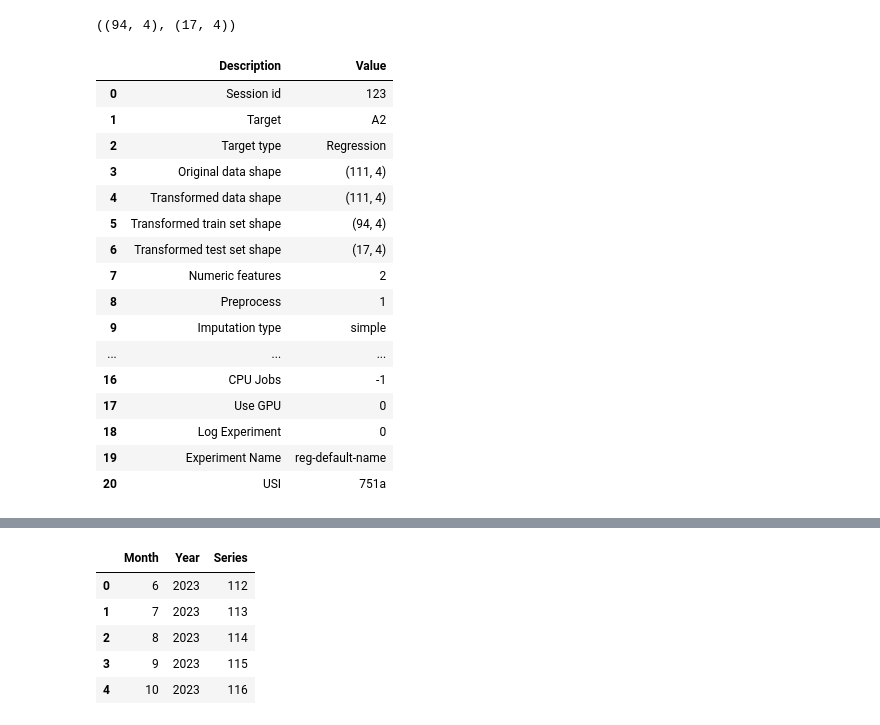
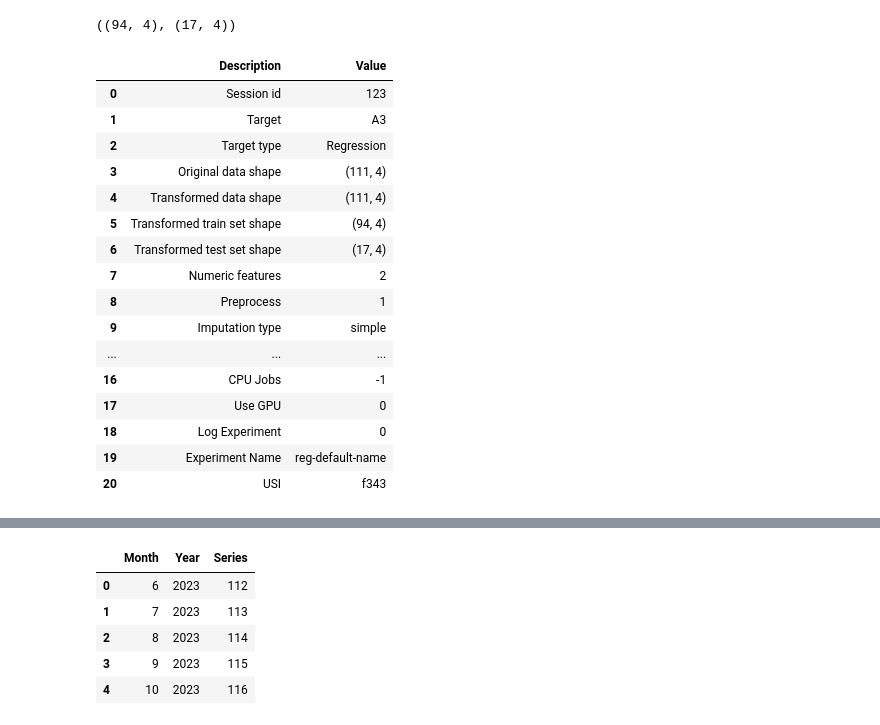
Before and after one commit to MKarimi21/ChargoonCompany, a Jupyter notebook: 40204/Forecasting/03_SellForecasting4A3.ipynb, the cells around one changed output, grey strips where cells are left out. Drawn from its saved outputs; the diff is of its cells as text; code cells hidden in the pictures.

```diff
--- a/40204/Forecasting/03_SellForecasting4A3.ipynb
+++ b/40204/Forecasting/03_SellForecasting4A3.ipynb
@@ -29,8 +29,8 @@ Name: A2, dtype: float64
 import plotly.express as px
 
 
-sell_data['A2_Mean'] = sell_data['A2'].rolling(12).mean()
+sell_data['A3_Mean'] = sell_data['A2'].rolling(12).mean()
 
-fig = px.line(sell_data, x='Date', y=['A2', 'A2_Mean'], template='plotly_dark')
+fig = px.line(sell_data, x='Date', y=['A3', 'A3_Mean'], template='plotly_dark')
 fig.show()
 # %% [markdown]
@@ -47,8 +47,8 @@ sell_data['Series'] = np.arange(1,len(sell_data)+1)
 
 # drop unnecessary columns and re-arrange
 
-sell_data.drop(['Date', 'A2_Mean'], axis=1, inplace=True)
-sell_data = sell_data[['Series', 'Year', 'Month', 'A2']]
+sell_data.drop(['Date', 'A3_Mean'], axis=1, inplace=True)
+sell_data = sell_data[['Series', 'Year', 'Month', 'A3']]
 
 # check the head of the dataset
 sell_data.head()
@@ -71,13 +71,13 @@ train.shape, test.shape
 # %%
 # import the regression module
 from pycaret.regression import *
 
 # initialize setup
-s = setup(data = train, test_data = test, target = 'A2', fold_strategy = 'timeseries', numeric_features = ['Year', 'Series'], fold = 20, transform_target = True, session_id = 123)
+s = setup(data = train, test_data = test, target = 'A3', fold_strategy = 'timeseries', numeric_features = ['Year', 'Series'], fold = 20, transform_target = True, session_id = 123)
 # %% [output]
 |  | Description | Value |
 | 0 | Session id | 123 |
-| 1 | Target | A2 |
+| 1 | Target | A3 |
 | 2 | Target type | Regression |
 | 3 | Original data shape | (111, 4) |
 | 4 | Transformed data shape | (111, 4) |
@@ -91,7 +91,7 @@ s = setup(data = train, test_data = test, target = 'A2', fold_strategy = 'timese
 | 17 | Use GPU | 0 |
 | 18 | Log Experiment | 0 |
 | 19 | Experiment Name | reg-default-name |
-| 20 | USI | 751a |
+| 20 | USI | f343 |
 # %%
 best = compare_models(sort = 'MSE')
 # %% [output]
```
Also changed, not shown: parts of 8 cells of this notebook.
